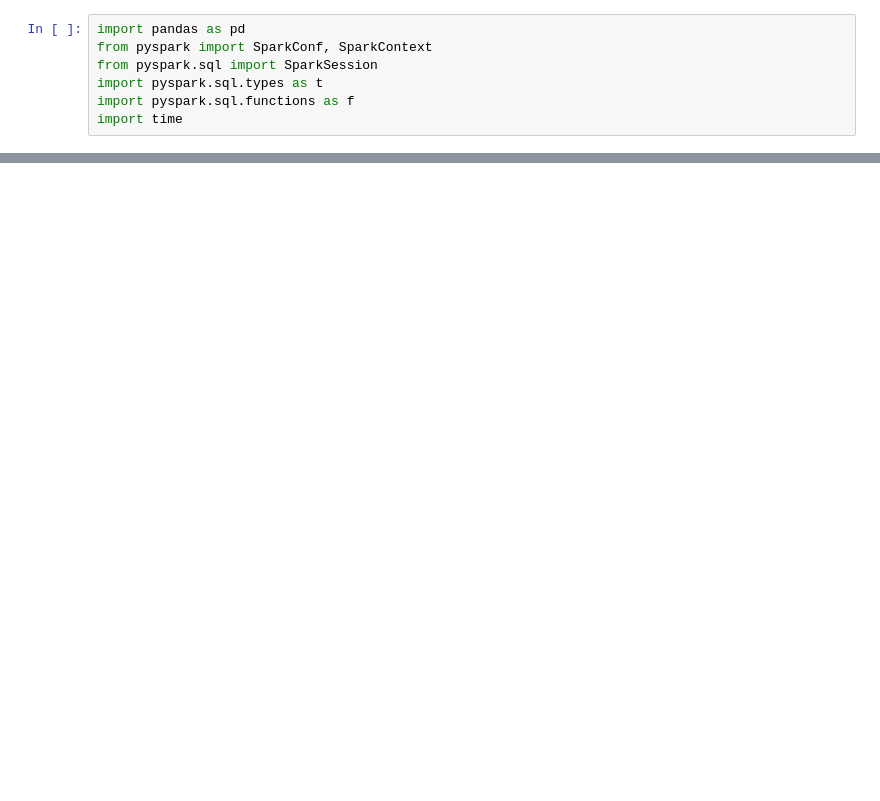
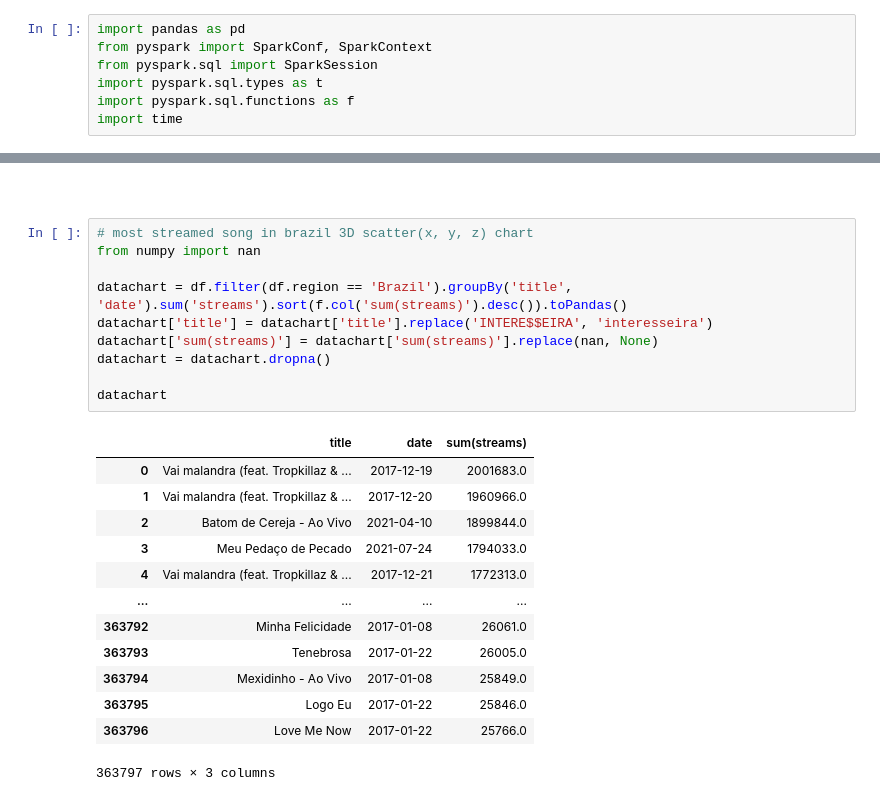
Before and after one commit to matheus1103/finaltopicos3, a Jupyter notebook: final.ipynb, the cells around one changed output, grey strips where cells are left out. Cells and saved outputs as stored; diff of their text form; blank space fills up the shorter version.

```diff
--- a/final.ipynb
+++ b/final.ipynb
@@ -50,0 +92,26 @@ To adjust logging level use sc.setLogLevel(newLevel). For SparkR, use setLogLeve
+# %% [markdown]
+###
+# %%
+# most streamed song in brazil 3D scatter(x, y, z) chart
+from numpy import nan
+
+datachart = df.filter(df.region == 'Brazil').groupBy('title', 'date').sum('streams').sort(f.col('sum(streams)').desc()).toPandas()
+datachart['title'] = datachart['title'].replace('INTERE$$EIRA', 'interesseira')
+datachart['sum(streams)'] = datachart['sum(streams)'].replace(nan, None)
+datachart = datachart.dropna()
+
+datachart
+# %% [output]
+|  | title | date | sum(streams) |
+| 0 | Vai malandra (feat. Tropkillaz & ... | 2017-12-19 | 2001683.0 |
+| 1 | Vai malandra (feat. Tropkillaz & ... | 2017-12-20 | 1960966.0 |
+| 2 | Batom de Cereja - Ao Vivo | 2021-04-10 | 1899844.0 |
+| 3 | Meu Pedaço de Pecado | 2021-07-24 | 1794033.0 |
+| 4 | Vai malandra (feat. Tropkillaz & ... | 2017-12-21 | 1772313.0 |
+| ... | ... | ... | ... |
+| 363792 | Minha Felicidade | 2017-01-08 | 26061.0 |
+| 363793 | Tenebrosa | 2017-01-22 | 26005.0 |
+| 363794 | Mexidinho - Ao Vivo | 2017-01-08 | 25849.0 |
+| 363795 | Logo Eu | 2017-01-22 | 25846.0 |
+| 363796 | Love Me Now | 2017-01-22 | 25766.0 |
+363797 rows × 3 columns
```
Also changed, not shown: parts of 21 cells of this notebook.
